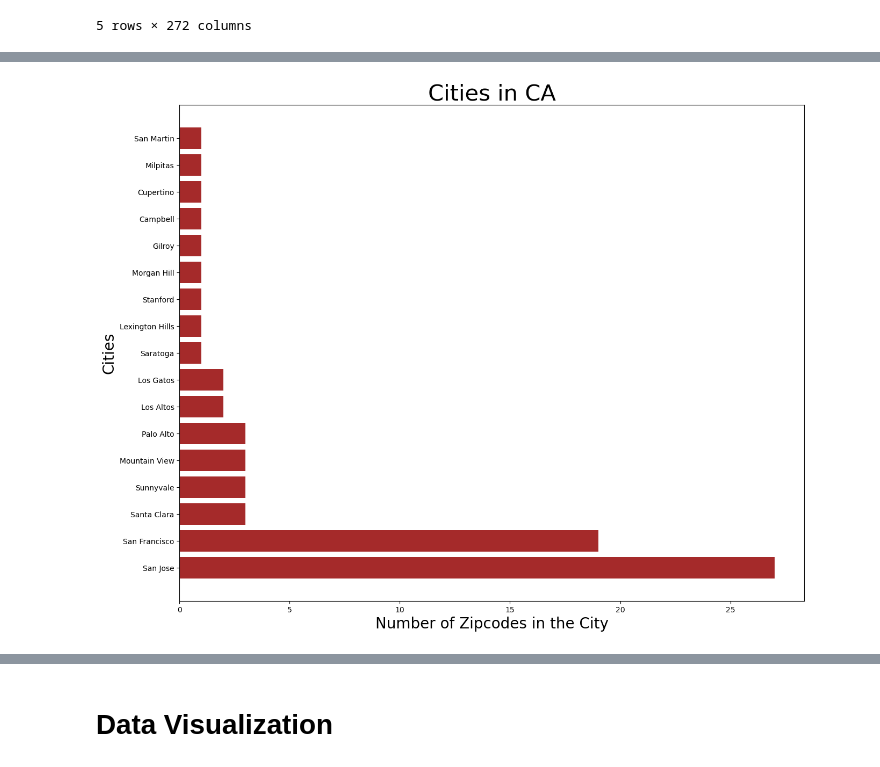
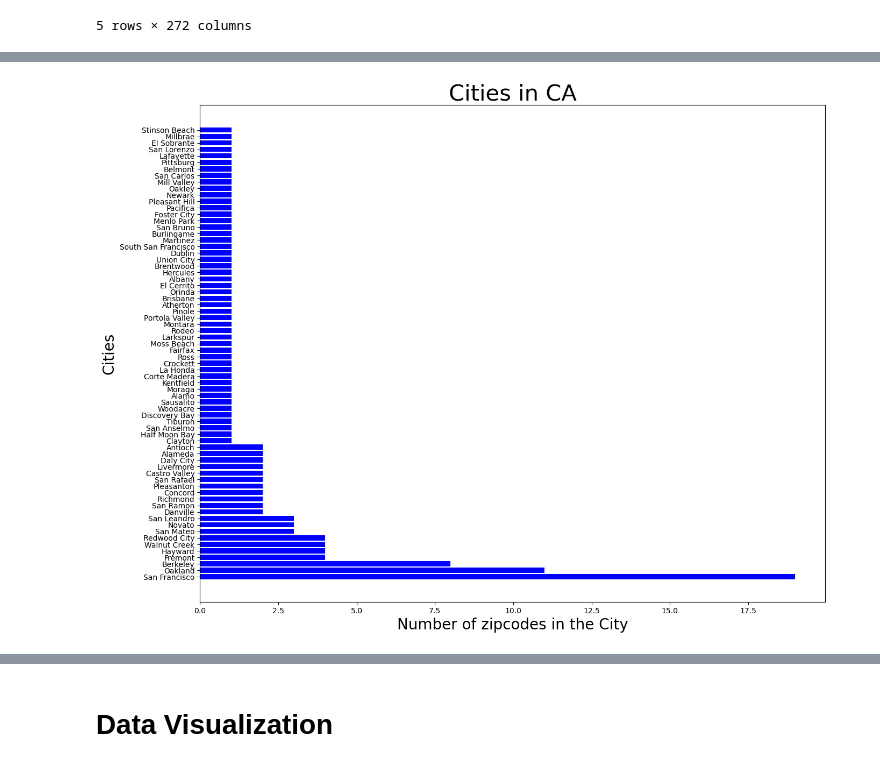
Before and after one commit to lalynjay/Time_series_analysis, a Jupyter notebook: Time_series_analysis.ipynb, the cells around one changed output, grey strips where cells are left out. Drawn from its saved outputs; the diff is of its cells as text; code cells hidden in the pictures.

```diff
--- a/Time_series_analysis.ipynb
+++ b/Time_series_analysis.ipynb
@@ -171,7 +95,7 @@ Glenn                2
 Modoc                1
 Name: CountyName, dtype: int64
 # %%
-bay_area = ca.loc[(ca['CountyName'] == 'Santa Clara') | (ca['CountyName'] == 'San Francisco')]
+bay_area = ca.loc[(ca['Metro'] == 'Santa Jose') | (ca['Metro'] == 'San Francisco')]
 bay_area
 # %% [output]
 |  | RegionID | RegionName | City | State | Metro | CountyName | SizeRank | 1996-04 | 1996-05 | 1996-06 | ... |
@@ -211,15 +138,15 @@ Name: City, dtype: int64
 # %%
 #Visualizing the value counts of zipcodes in each city in the Miami-Dade county
 
 fig, ax = plt.subplots(figsize=(15,12))
 
 y = [a for a in bay_area['City'].value_counts()]
 
 x = [a for a in bay_area['City'].value_counts().keys()]
 
-ax.barh(x,y,color='brown')
+ax.barh(x,y,color='blue')
 ax.set_title('Cities in CA',fontsize=30)
 ax.set_ylabel('Cities',fontsize=20)
-ax.set_xlabel('Number of Zipcodes in the City',fontsize=20);
+ax.set_xlabel('Number of zipcodes in the City',fontsize=20);
 # %% [output]
-[figure, old version]
+[figure, new version]
```
Also changed, not shown: parts of 49 cells of this notebook.
